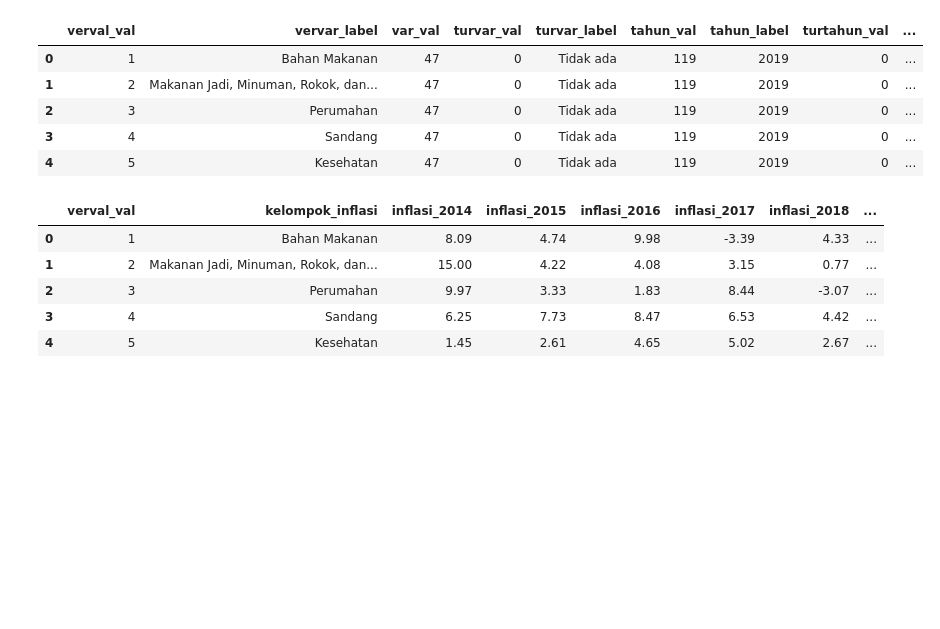
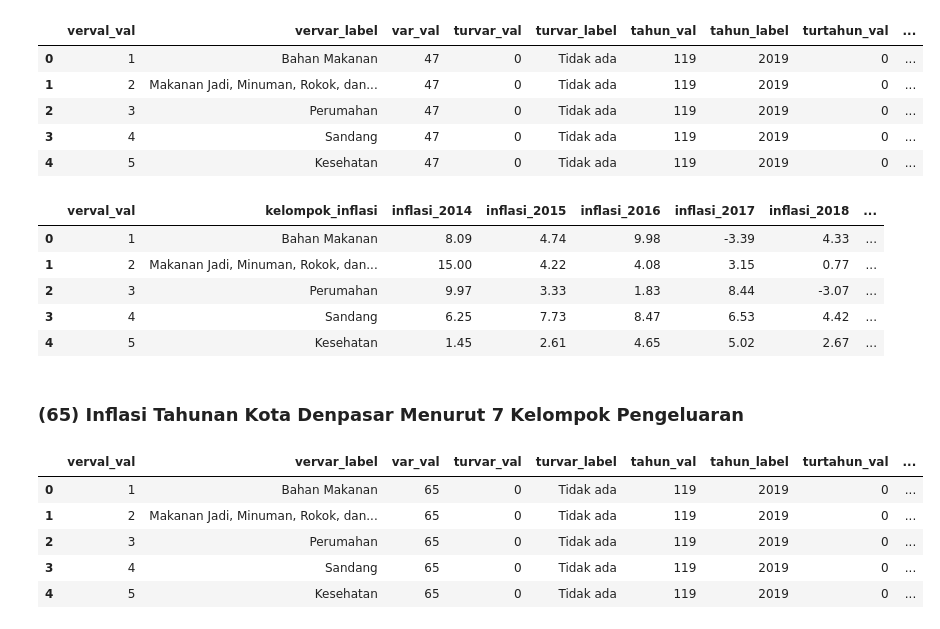
Before and after one commit to YudiHardiyanta/sdi, a Jupyter notebook: Nisa/code.ipynb, the cells around one changed output. Cells and saved outputs as stored; diff of their text form; code cells hidden in the pictures; blank space fills up the shorter version.

Commit message:
Add data 65, 314 & 362

```diff
--- a/Nisa/code.ipynb
+++ b/Nisa/code.ipynb
@@ -165,3 +165,16 @@ data47_tb.head()
 # %%
 # Export to Excel
 data47_tb.to_excel(f'output/data_{varId}.xlsx', index=False)
+# %% [markdown]
+### (65) Inflasi Tahunan Kota Denpasar Menurut 7 Kelompok Pengeluaran
+# %%
+varId = 65
+data65=getDataByVarId(domain='5100',varId=varId)
+data65.head()
+# %% [output]
+|  | verval_val | vervar_label | var_val | turvar_val | turvar_label | tahun_val | tahun_label | turtahun_val | ... |
+| 0 | 1 | Bahan Makanan | 65 | 0 | Tidak ada | 119 | 2019 | 0 | ... |
+| 1 | 2 | Makanan Jadi, Minuman, Rokok, dan... | 65 | 0 | Tidak ada | 119 | 2019 | 0 | ... |
+| 2 | 3 | Perumahan | 65 | 0 | Tidak ada | 119 | 2019 | 0 | ... |
+| 3 | 4 | Sandang | 65 | 0 | Tidak ada | 119 | 2019 | 0 | ... |
+| 4 | 5 | Kesehatan | 65 | 0 | Tidak ada | 119 | 2019 | 0 | ... |
```
Also changed, not shown: parts of 11 cells of this notebook, 3 other files.
